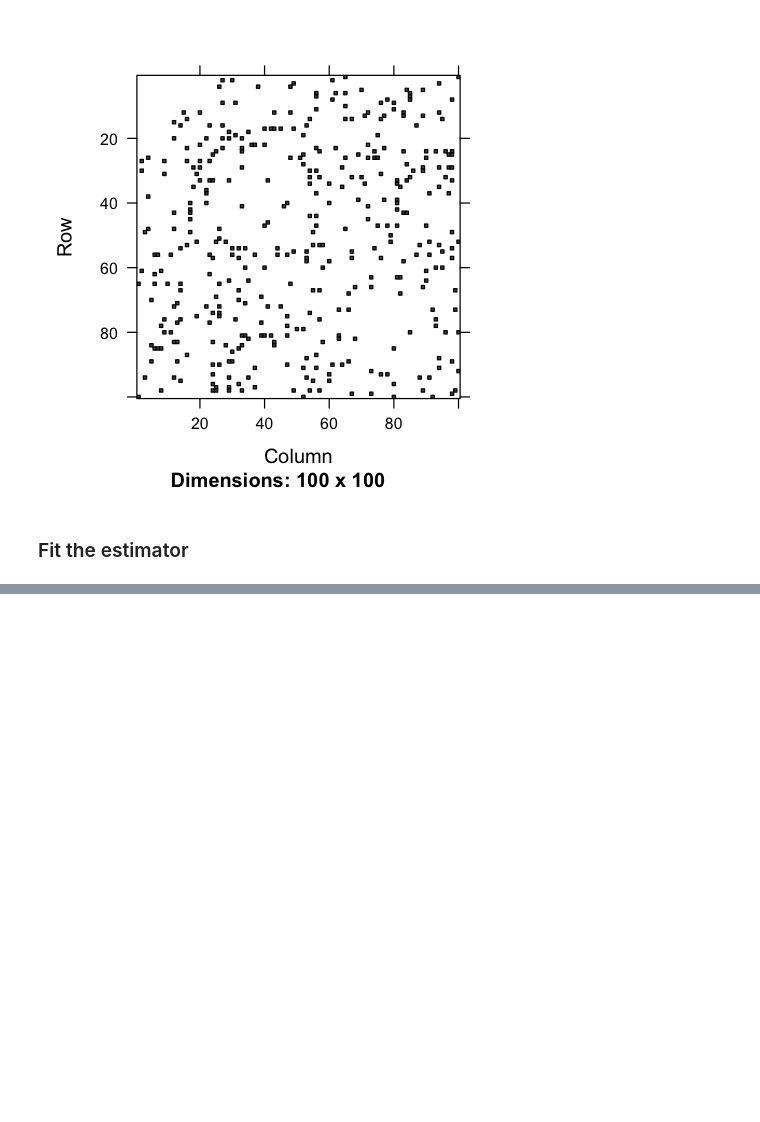
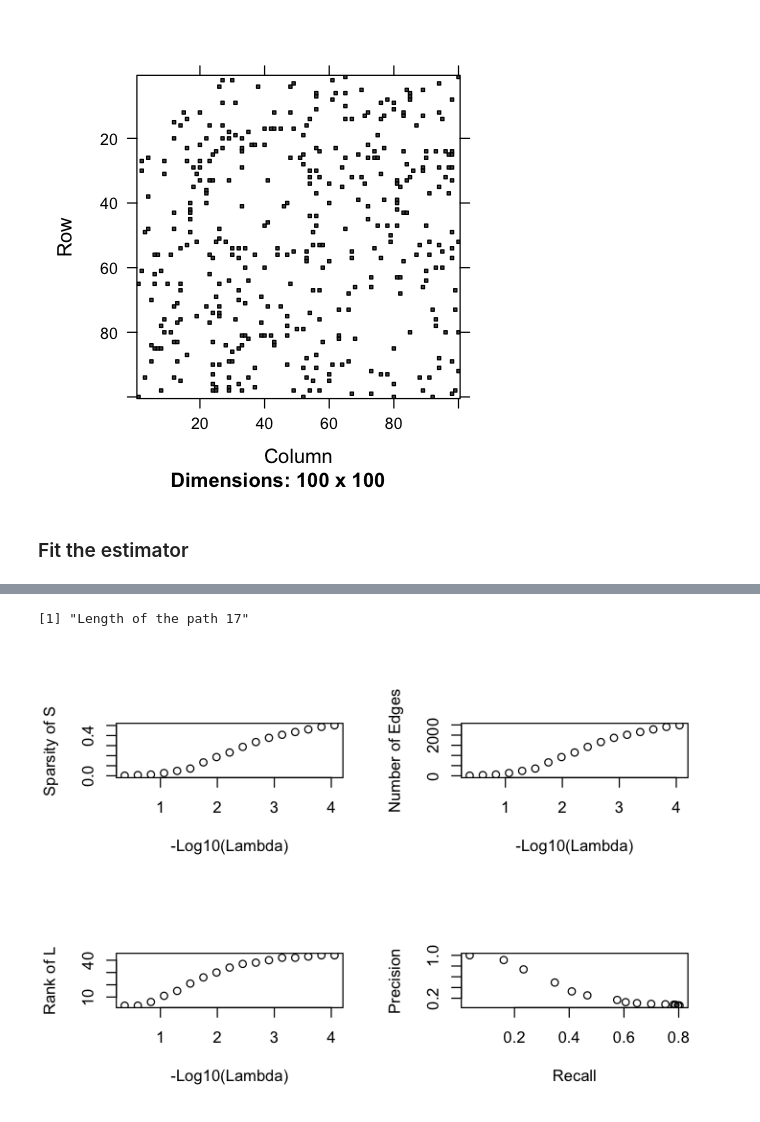
Before and after one commit to benjaminfrot/lrps-admm, a Jupyter notebook: LRpSADMMExample.ipynb, the cells around one changed output, grey strips where cells are left out. Saved outputs shown, nothing was run; the diff lists cells and outputs as text; code cells hidden in the pictures; blank space fills up the shorter version.

```diff
--- a/LRpSADMMExample.ipynb
+++ b/LRpSADMMExample.ipynb
@@ -69,13 +75,13 @@ source("./lrps/fast_lrps_admm.R")
 Sigma <- cor(X) # The sample correlation matrix
 
 # Some reasonable values of the tuning parameters
-lambda <- 0.45
-gamma <- 0.2
+lambda <- 0.55
+gamma <- 0.15 # A small value of gamma favours an L with a small rank.
 lam1 <- lambda * gamma
 lam2 <- lambda * (1 - gamma)
 
 fit <- fit.low.rank.plus.sparse(Sigma = Sigma, Lambda1 = lam1, Lambda2 = lam2, n = nrow(X),
-                                tol = 1e-07, print_progress = F)
+                                tol = 1e-07, print_progress = TRUE)
 print(paste("Term Msg:", fit$termmsg))
 print(paste("Number of iterations:", fit$iter))
 
@@ -107,0 +115,12 @@ Note that it does not decrease monotically for two reasons: the algorithm is acc
+# %%
+source("./lrps/fit_path.R")
+lrps.path <- fit.low.rank.plus.sparse.path(Sigma = Sigma, gamma = 0.15, n = nrow(X), n.lambdas = 40,
+                                           lambda.ratio = 1e-04, tol=1e-07)
+# The output is a list, one per value of lambda
+print(paste("Length of the path", length(lrps.path)))
+# There is a function to show the basic properties of the path.
+options(repr.plot.width=6, repr.plot.height=4)
+show.low.rank.plus.sparse.path(lrps.path, ground.truth = true.S)
+# %% [output]
+[1] "Length of the path 17"
+[figure, added]
```
Also changed, not shown: parts of 25 cells of this notebook.
